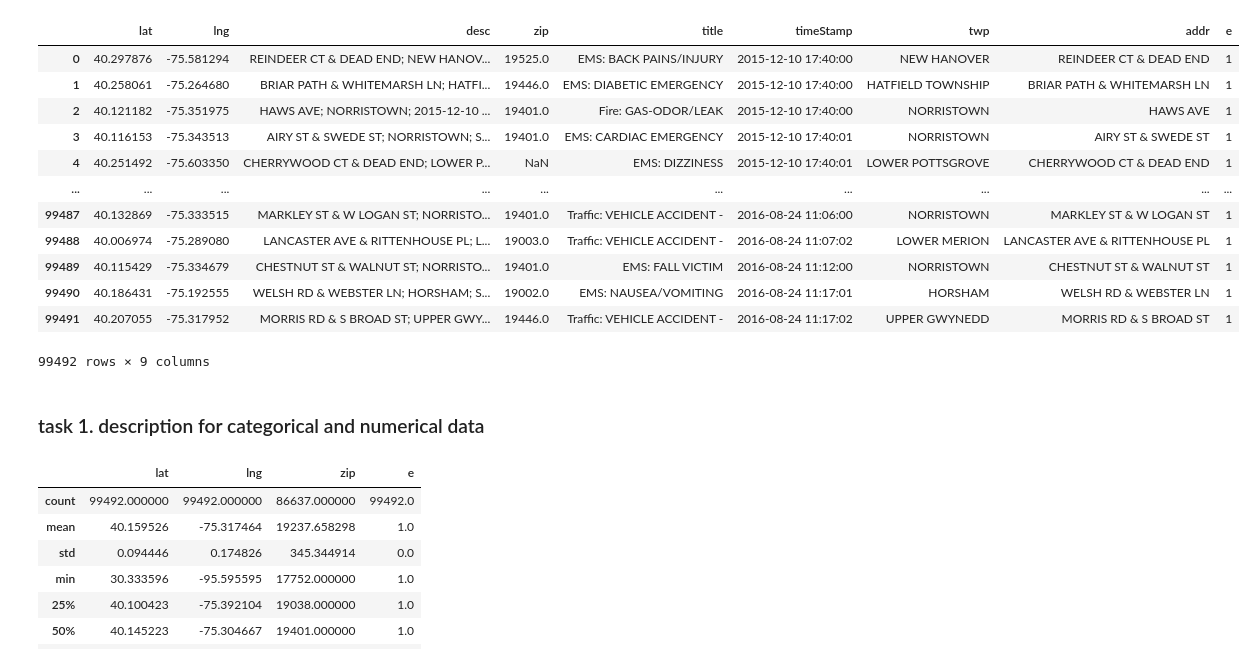
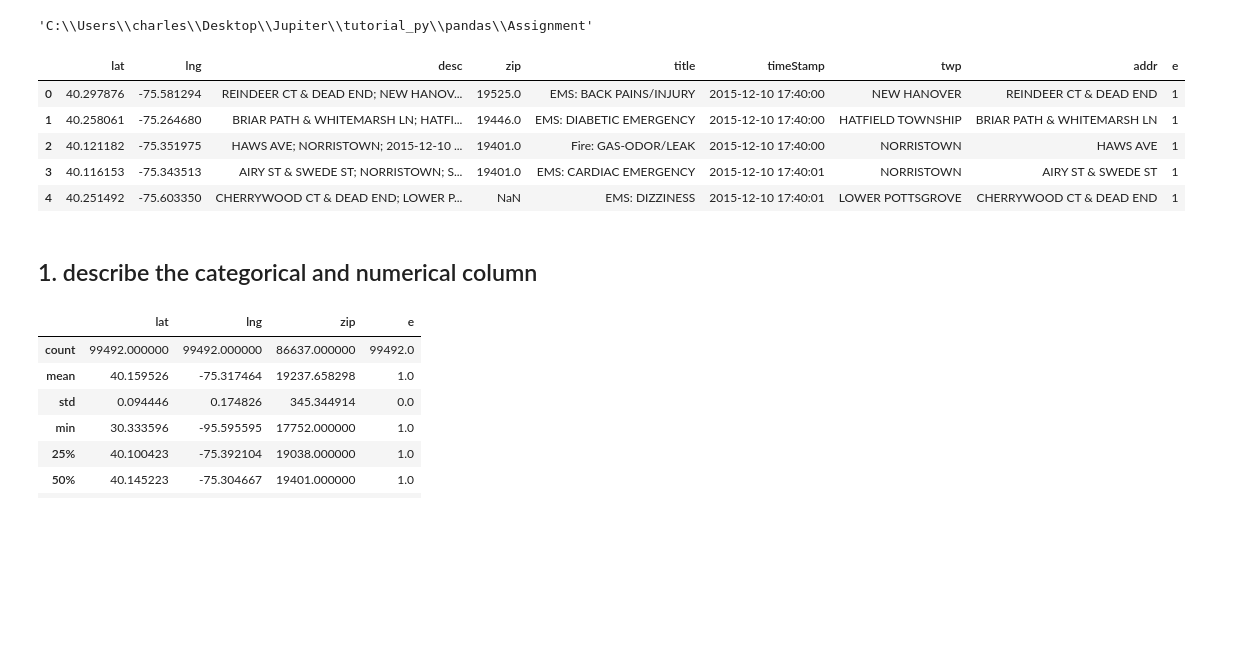
Before and after one commit to texaskyle/machine_learning, a Jupyter notebook: tutorial_py/pandas/Assignment/assignment.ipynb, the cells around one changed output. Drawn from its saved outputs; the diff is of its cells as text; code cells hidden in the pictures; blank space fills up the shorter version.

```diff
--- a/tutorial_py/pandas/Assignment/assignment.ipynb
+++ b/tutorial_py/pandas/Assignment/assignment.ipynb
@@ -5,21 +7,18 @@ import os
+# %%
+pwd
+# %% [output]
+'C:\\Users\\charles\\Desktop\\Jupiter\\tutorial_py\\pandas\\Assignment'
 # %%
-file_path='C:\\Users\\charles\\Desktop\\Jupiter\\tutorial_py\\pandas\\Assignment\\911.txt'
-df = pd.read_csv(file_path)
-df
+# reading the txt file
+df = pd.read_csv('C:\\Users\\charles\\Desktop\\Jupiter\\tutorial_py\\pandas\\Assignment\\911.txt')
+df.head(5)
 # %% [output]
 |  | lat | lng | desc | zip | title | timeStamp | twp | addr | e |
 | 0 | 40.297876 | -75.581294 | REINDEER CT & DEAD END; NEW HANOV... | 19525.0 | EMS: BACK PAINS/INJURY | 2015-12-10 17:40:00 | NEW HANOVER | REINDEER CT & DEAD END | 1 |
 | 1 | 40.258061 | -75.264680 | BRIAR PATH & WHITEMARSH LN; HATFI... | 19446.0 | EMS: DIABETIC EMERGENCY | 2015-12-10 17:40:00 | HATFIELD TOWNSHIP | BRIAR PATH & WHITEMARSH LN | 1 |
 | 2 | 40.121182 | -75.351975 | HAWS AVE; NORRISTOWN; 2015-12-10 ... | 19401.0 | Fire: GAS-ODOR/LEAK | 2015-12-10 17:40:00 | NORRISTOWN | HAWS AVE | 1 |
 | 3 | 40.116153 | -75.343513 | AIRY ST & SWEDE ST; NORRISTOWN; S... | 19401.0 | EMS: CARDIAC EMERGENCY | 2015-12-10 17:40:01 | NORRISTOWN | AIRY ST & SWEDE ST | 1 |
 | 4 | 40.251492 | -75.603350 | CHERRYWOOD CT & DEAD END; LOWER P... | NaN | EMS: DIZZINESS | 2015-12-10 17:40:01 | LOWER POTTSGROVE | CHERRYWOOD CT & DEAD END | 1 |
-| ... | ... | ... | ... | ... | ... | ... | ... | ... | ... |
-| 99487 | 40.132869 | -75.333515 | MARKLEY ST & W LOGAN ST; NORRISTO... | 19401.0 | Traffic: VEHICLE ACCIDENT - | 2016-08-24 11:06:00 | NORRISTOWN | MARKLEY ST & W LOGAN ST | 1 |
-| 99488 | 40.006974 | -75.289080 | LANCASTER AVE & RITTENHOUSE PL; L... | 19003.0 | Traffic: VEHICLE ACCIDENT - | 2016-08-24 11:07:02 | LOWER MERION | LANCASTER AVE & RITTENHOUSE PL | 1 |
-| 99489 | 40.115429 | -75.334679 | CHESTNUT ST & WALNUT ST; NORRISTO... | 19401.0 | EMS: FALL VICTIM | 2016-08-24 11:12:00 | NORRISTOWN | CHESTNUT ST & WALNUT ST | 1 |
-| 99490 | 40.186431 | -75.192555 | WELSH RD & WEBSTER LN; HORSHAM; S... | 19002.0 | EMS: NAUSEA/VOMITING | 2016-08-24 11:17:01 | HORSHAM | WELSH RD & WEBSTER LN | 1 |
-| 99491 | 40.207055 | -75.317952 | MORRIS RD & S BROAD ST; UPPER GWY... | 19446.0 | Traffic: VEHICLE ACCIDENT - | 2016-08-24 11:17:02 | UPPER GWYNEDD | MORRIS RD & S BROAD ST | 1 |
-99492 rows × 9 columns
 # %% [markdown]
-### task 1. description for categorical and numerical data
+## 1. describe the categorical and numerical column
 # %%
```
Also changed, not shown: parts of 42 cells of this notebook, 1 other file.
